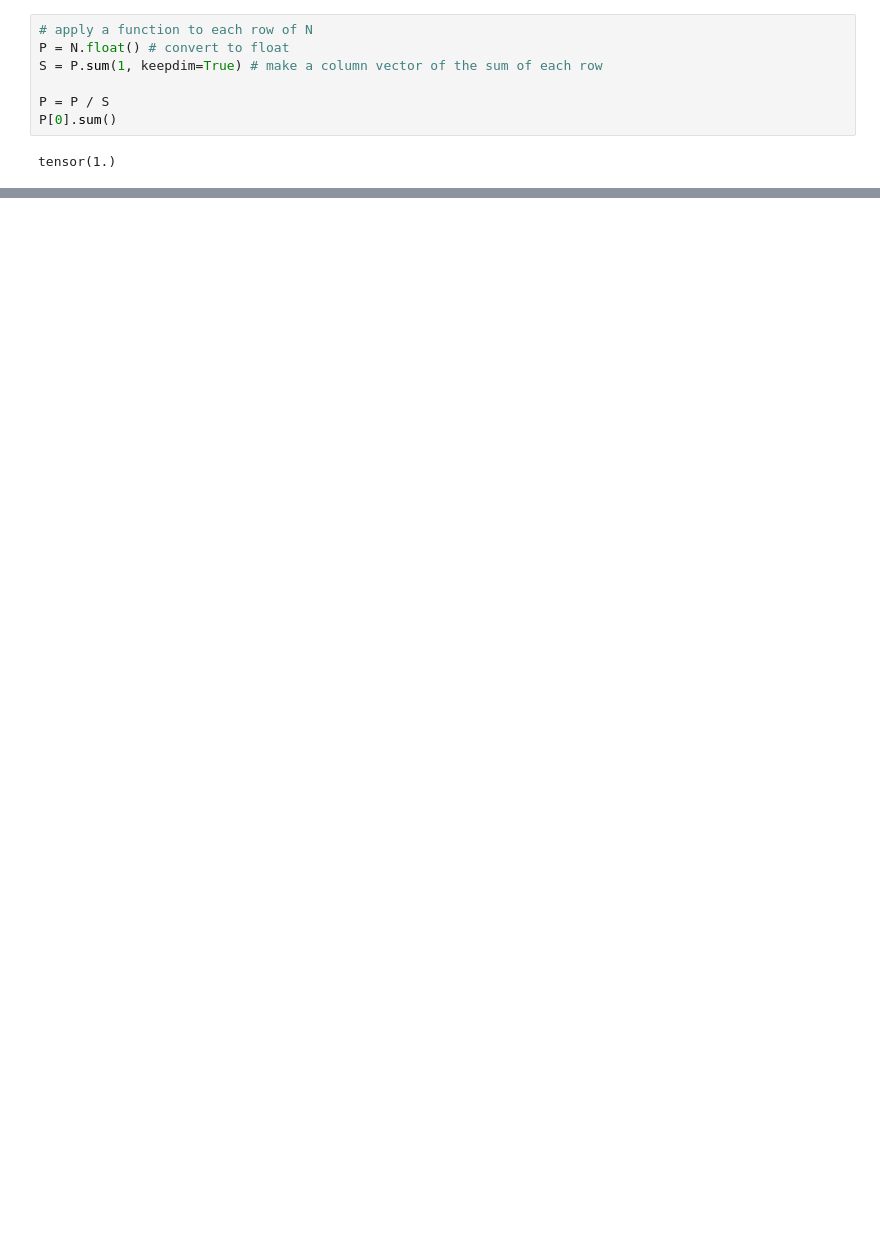
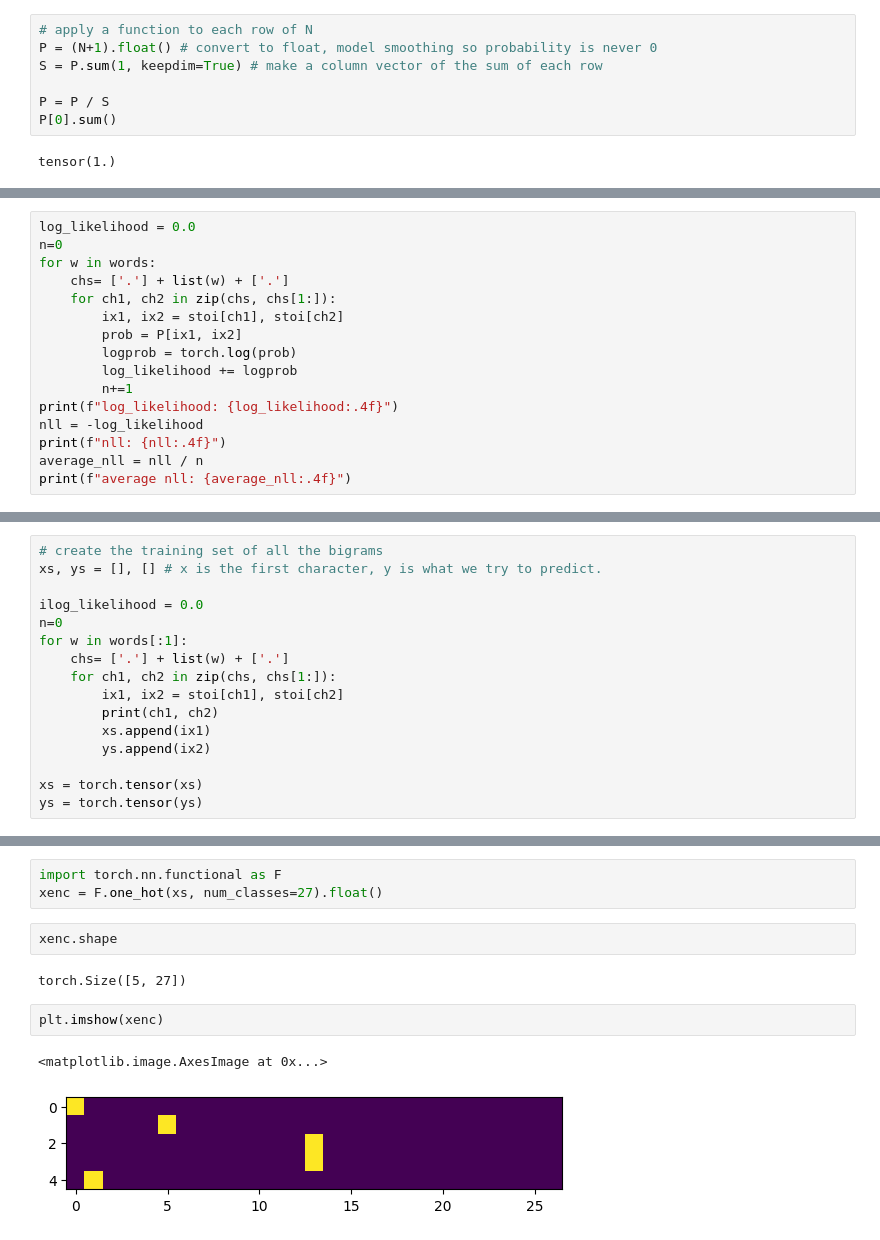
Before and after one commit to dCaples/gptfromscratch, a Jupyter notebook: makemore.ipynb, the cells around one changed output, grey strips where cells are left out. Saved outputs shown, nothing was run; the diff lists cells and outputs as text; blank space fills up the shorter version.

```diff
--- a/makemore.ipynb
+++ b/makemore.ipynb
@@ -151,6 +151,6 @@ itos[ix]
 # %%
 # apply a function to each row of N
-P = N.float() # convert to float
+P = (N+1).float() # convert to float, model smoothing so probability is never 0
 S = P.sum(1, keepdim=True) # make a column vector of the sum of each row
 
 P = P / S
@@ -183,0 +190,16 @@ anata
+# %%
+log_likelihood = 0.0
+n=0
+for w in words:
+    chs= ['.'] + list(w) + ['.']
+    for ch1, ch2 in zip(chs, chs[1:]):
+        ix1, ix2 = stoi[ch1], stoi[ch2]
+        prob = P[ix1, ix2]
+        logprob = torch.log(prob)
+        log_likelihood += logprob
+        n+=1
+print(f"log_likelihood: {log_likelihood:.4f}")
+nll = -log_likelihood
+print(f"nll: {nll:.4f}")
+average_nll = nll / n
+print(f"average nll: {average_nll:.4f}")
@@ -183,0 +212,16 @@ anata
+# %%
+# create the training set of all the bigrams
+xs, ys = [], [] # x is the first character, y is what we try to predict.
+
+ilog_likelihood = 0.0
+n=0
+for w in words[:1]:
+    chs= ['.'] + list(w) + ['.']
+    for ch1, ch2 in zip(chs, chs[1:]):
+        ix1, ix2 = stoi[ch1], stoi[ch2]
+        print(ch1, ch2)
+        xs.append(ix1)
+        ys.append(ix2)
+
+xs = torch.tensor(xs)
+ys = torch.tensor(ys)
@@ -183,0 +242,12 @@ anata
+# %%
+import torch.nn.functional as F
+xenc = F.one_hot(xs, num_classes=27).float()
+# %%
+xenc.shape
+# %% [output]
+torch.Size([5, 27])
+# %%
+plt.imshow(xenc)
+# %% [output]
+<matplotlib.image.AxesImage at 0x...>
+[figure, added]
```
Also changed, not shown: parts of 31 cells of this notebook.
